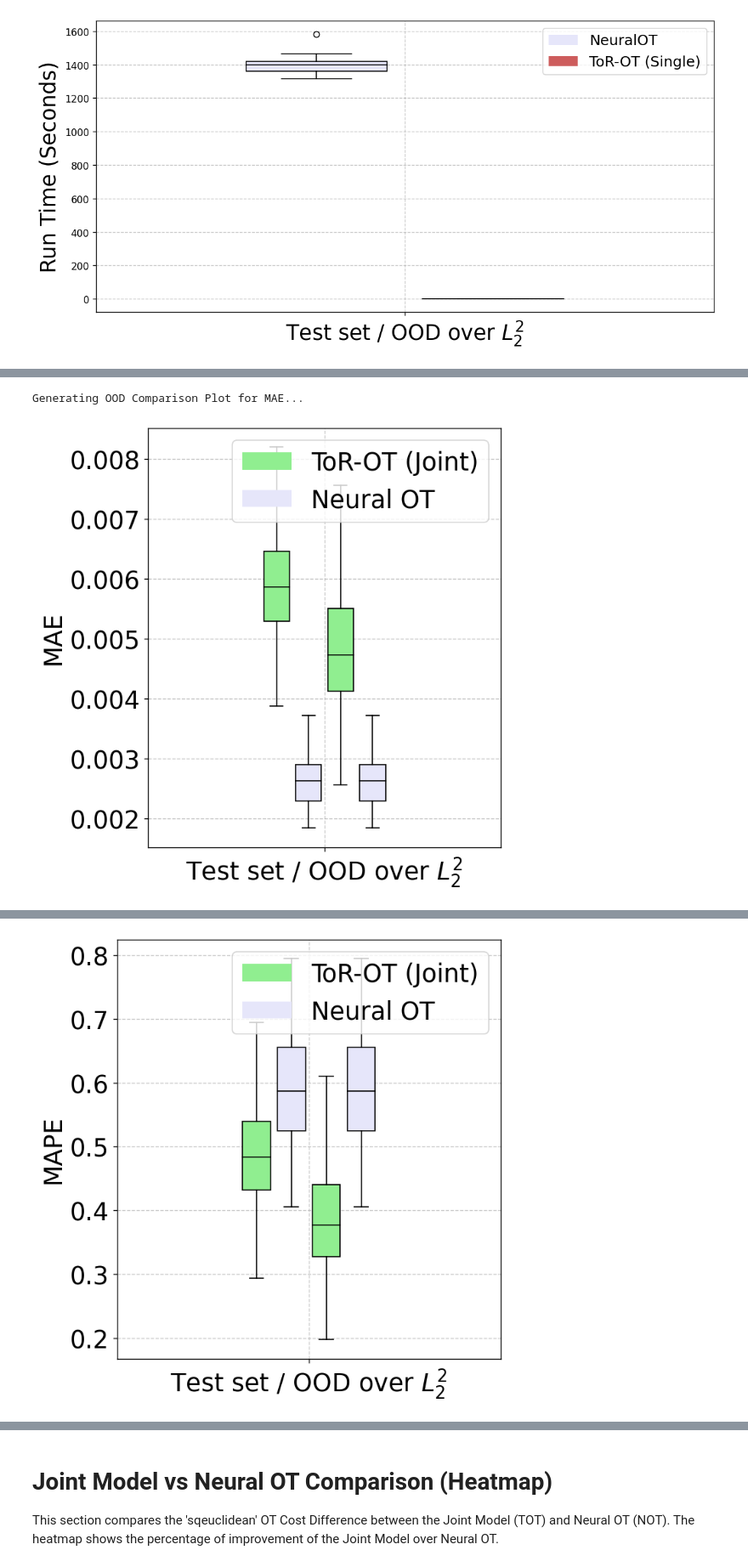
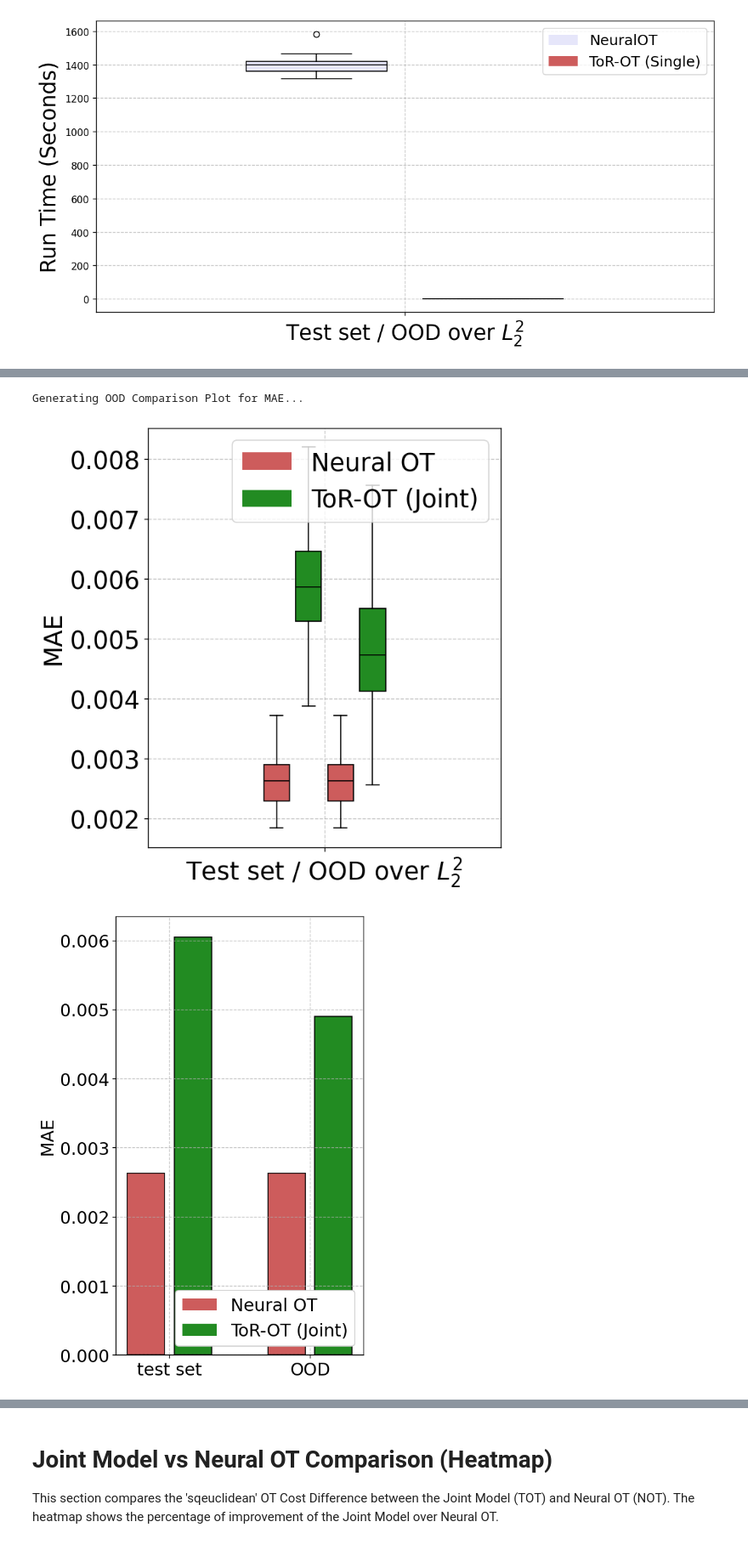
Before and after one commit to vsingh-group/TOR-OT, a Jupyter notebook: TF4OT/evals/plots/comparison_box_plots_2d.ipynb, the cells around one changed output, grey strips where cells are left out. Shown at 85% size. Drawn from its saved outputs; the diff is of its cells as text; code cells hidden in the pictures.

```diff
--- a/TF4OT/evals/plots/comparison_box_plots_2d.ipynb
+++ b/TF4OT/evals/plots/comparison_box_plots_2d.ipynb
@@ -447,9 +447,9 @@ Saved: img/2d_testset_run_time_seconds.png
 # OOD vs Test Set Comparison Boxplots
 # Comparing: Testset (NOT, TOT) vs OOD (NOT, TOT)
 
-PLOT_KEYS = ['TOT_INDIV', 'NOT_INDIV', 'TOT_OOD', 'NOT_OOD']
-PLOT_COLORS = ['lightgreen', 'lavender', 'lightgreen', 'lavender'] # Red, Green, Orange, Blue-ish
-PLOT_LABELS = ['ToR-OT (Joint)', 'Neural OT', 'ToR-OT (Joint)', 'Neural OT']
+PLOT_KEYS = ['NOT_INDIV', 'TOT_INDIV', 'NOT_OOD', 'TOT_OOD']
+PLOT_COLORS = 2*['indianred', 'forestgreen'] # Red, Green, Orange, Blue-ish
+PLOT_LABELS = ['Neural OT', 'ToR-OT (Joint)', 'Neural OT',  'ToR-OT (Joint)']
 
 for perf_metric in PERFORMANCE_METRICS:
     print(f"Generating OOD Comparison Plot for {perf_metric}...")
@@ -506,34 +506,73 @@ for perf_metric in PERFORMANCE_METRICS:
         color_idx = i % num_bars
         patch.set_facecolor(PLOT_COLORS[color_idx])
 
     # X Actions
     ax.set_xticks(range(1, num_groups + 1))
     xtick_labels = [METRIC_LABELS.get(m, m) for m in valid_dist_metrics]
     ax.set_xticklabels(xtick_labels, rotation=0, ha='center', fontsize=22)
     ax.tick_params(axis='y', labelsize=22)
     ax.set_ylabel(perf_metric, fontsize=22)
     ax.grid(True, linestyle='--', alpha=0.7)
 
     # Legend
     from matplotlib.patches import Patch
     legend_elements = [
         Patch(facecolor=PLOT_COLORS[i], label=PLOT_LABELS[i])
         for i in range(len(PLOT_KEYS)-2)
     ]
     ax.legend(handles=legend_elements, loc='upper right', fontsize=22)
     plt.tight_layout()
 
     if perf_metric in ['MAPE']:
         safe_metric = re.sub(r'[^a-z0-9]+', '_', perf_metric.lower()).strip('_')
         out_png = f"img/2d_ood_{safe_metric}.png"
         os.makedirs(os.path.dirname(out_png), exist_ok=True)
         plt.savefig(out_png, bbox_inches='tight', dpi=300)
         print(f"Saved: {out_png}")
 
     plt.show()
+
+
+
+    fig, ax = plt.subplots(figsize=(5, 7), dpi=120)
+
+    plot_data_np = np.array([np.mean(plot_data[i]) for i in range(len(plot_data))])
+    bp = ax.bar([0, 1, 3, 4], plot_data_np, width=0.8, facecolor=PLOT_COLORS, edgecolor='black')
+
+    # Set X-axis labels
+    ax.set_xticks([0.5, 3.5])
+    # Use mapped labels for X-axis
+    xtick_labels = ['test set', 'OOD']
+    ax.set_xticklabels(xtick_labels, rotation=0, ha='center', fontsize=18)
+
+    ax.tick_params(axis='y', labelsize=18)
+
+    #ax.set_title(f'OOD comparison: {perf_metric} across cost types', fontsize=24)
+    #ax.set_title(f'Run Time across cost types', fontsize=24)
+    ax.set_ylabel(perf_metric, fontsize=18)
+    ax.grid(True, linestyle='--', alpha=0.7)
+
+    # Custom Legend using Mapped Labels
+    from matplotlib.patches import Patch
+    # Use DATA_KEYS order to get colors and map to labels
+    legend_elements = [
+        Patch(facecolor=PLOT_COLORS[i], label=PLOT_LABELS[i])
+        for i in range(len(DATA_KEYS))
+    ]
+    ax.legend(handles=legend_elements, loc='lower right', fontsize=18, ncols=1, framealpha=1)
+
+    plt.tight_layout()
+    # Save only selected metrics
+    if perf_metric in ['MAPE', 'Run Time (Seconds)']:
+        # make a filesystem-safe name like: testset_mape.png, testset_run_time_seconds.png
+        safe_metric = re.sub(r'[^a-z0-9]+', '_', perf_metric.lower()).strip('_')
+        out_png = f"img/2d_ood_{safe_metric}_bar.png"
+        plt.savefig(out_png, bbox_inches='tight', dpi=300)
+        print(f"Saved: {out_png}")
+    plt.show()
 # %% [output]
 Generating OOD Comparison Plot for MAE...
-[figure, old version]
+[figure, new version]
+[figure, new version]
 Generating OOD Comparison Plot for MAPE...
 Saved: img/2d_ood_mape.png
-[figure, old version]
```
Also changed, not shown: parts of 4 cells of this notebook, 15 other files.
